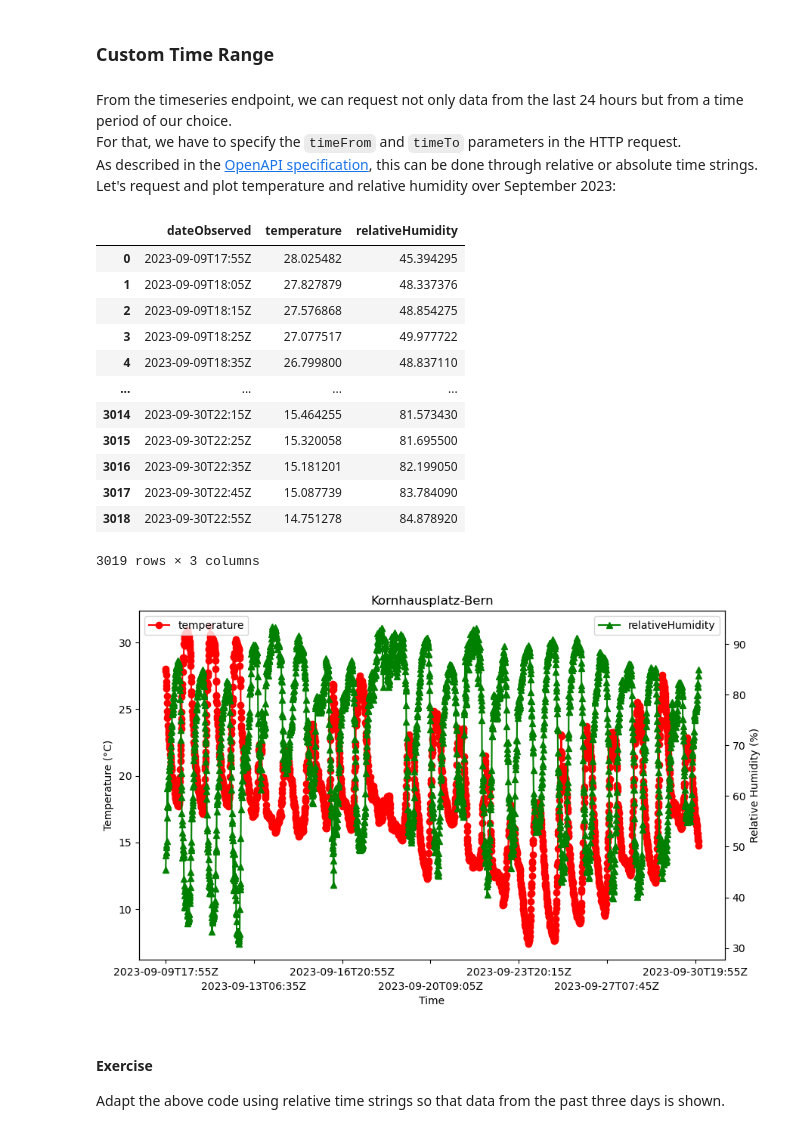
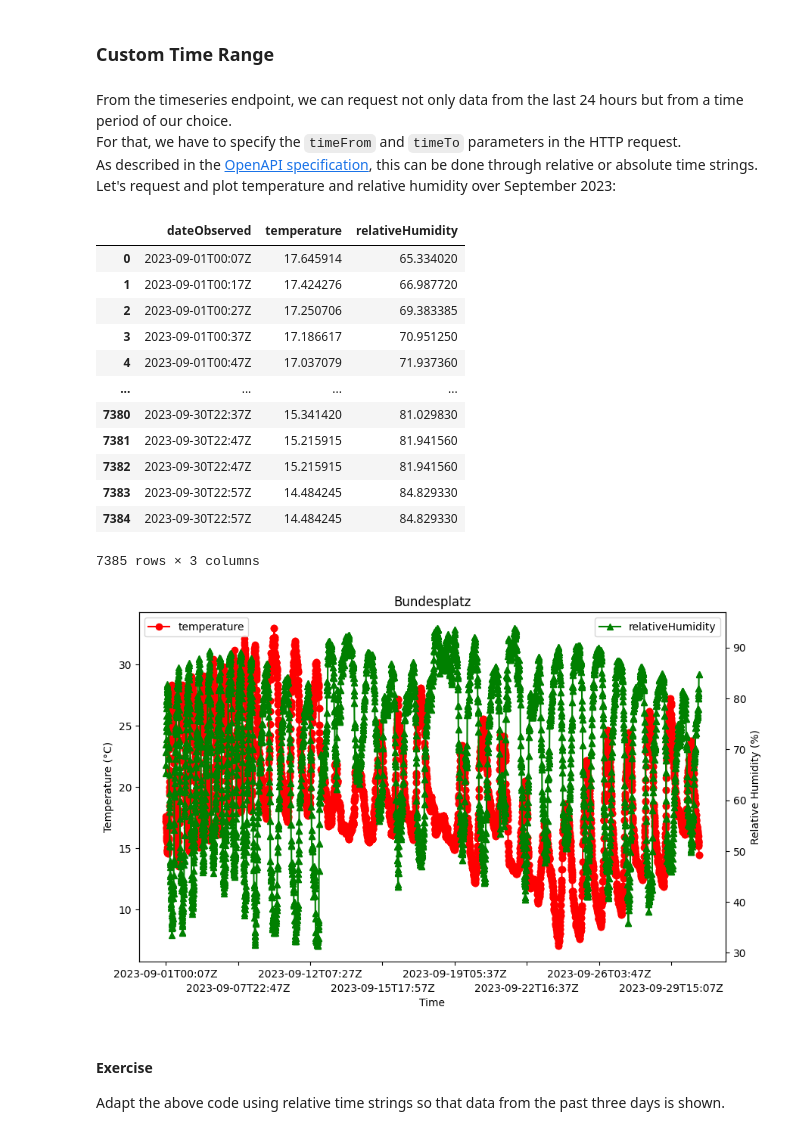
Before and after one commit to meteotest/urban-heat-API-docs, a Jupyter notebook: python_examples.ipynb, the cells around one changed output. Drawn from its saved outputs; the diff is of its cells as text; code cells hidden in the pictures.

```diff
--- a/python_examples.ipynb
+++ b/python_examples.ipynb
@@ -250,9 +250,9 @@ For an easier read in of the data by `pandas` we can request the endpoint to ret
 For that we have to add `"Accept": "text/csv"` to the request header:
 # %%
 # Based on a station name, get the respective stationId from the DataFrame
-stationId = stations[stations["name"] == "Kornhausplatz-Bern"].stationId.values[0]
+stationId = stations[stations["name"] == "Bundesplatz"].stationId.values[0]
 # Define the URL including the stationId argument
-url = f"https://urban-heat.meteotest.ch/api/1.0/timeseries?stationId={stationId}"
+url = f"https://smart-urban-heat-map.ch/api/1.0/timeseries?stationId={stationId}"
 # Define the headers to request CSV data as a python dictionary
 headers = {
     "Accept": "text/csv"
@@ -295,7 +295,7 @@ ax = timeseries.plot(x='dateObserved', y='temperature', figsize=(10,6), marker='
 # The ax object is a matplotlib axis object which we can use to further customize the plot
 
 # Add a title
-ax.set_title('Kornhausplatz-Bern')
+ax.set_title('Bundesplatz')
 
 # Add labels for the x and y axes
 ax.set_xlabel('Time')
@@ -320,7 +320,7 @@ ax2 = ax.twinx()
 timeseries.plot(x='dateObserved', y='relativeHumidity', ax=ax2, color='green', marker='^', linestyle='-')
 
 # Add a title
-ax.set_title('Kornhausplatz-Bern')
+ax.set_title('Bundesplatz')
 
 # Add labels for the x and y axes
 ax.set_xlabel('Time')
@@ -342,16 +342,16 @@ for i, label in enumerate(ax.get_xticklabels()):
 # %% [markdown]
 From the timeseries endpoint, we can request not only data from the last 24 hours but from a time period of our choice.
 For that, we have to specify the ``timeFrom`` and ``timeTo`` parameters in the HTTP request.
-As described in the [OpenAPI specification](https://jurekmueller.github.io/SUH_Bern_API_Doc/Swagger/), this can be done through relative or absolute time strings.
+As described in the [OpenAPI specification](https://meteotest.github.io/urban-heat-API-docs/Swagger/), this can be done through relative or absolute time strings.
 Let's request and plot temperature and relative humidity over September 2023:
 # %%
 # Based on a station name, get the respective stationId from the DataFrame
-stationId = stations[stations["name"] == "Kornhausplatz-Bern"].stationId.values[0]
+stationId = stations[stations["name"] == "Bundesplatz"].stationId.values[0]
 # Specify start and end time as ISO 8601 formatted strings
 startTime = "2023-09-01T00:00:00Z" # 01.09.23 00:00 ; Z means UTC time
 endTime = "2023-09-30T23:00:00Z" # 31.09.23 23:00
 # Define the URL including the stationId argument
-url = f"https://urban-heat.meteotest.ch/api/1.0/timeseries?stationId={stationId}&timeFrom={startTime}&timeTo={endTime}"
+url = f"https://smart-urban-heat-map.ch/api/1.0/timeseries?stationId={stationId}&timeFrom={startTime}&timeTo={endTime}"
 # Define the headers to request CSV data as a python dictionary
 headers = {
     "Accept": "text/csv"
@@ -372,46 +372,46 @@ else:
 timeseries
 # %% [output]
 |  | dateObserved | temperature | relativeHumidity |
-| 0 | 2023-09-09T17:55Z | 28.025482 | 45.394295 |
-| 1 | 2023-09-09T18:05Z | 27.827879 | 48.337376 |
-| 2 | 2023-09-09T18:15Z | 27.576868 | 48.854275 |
-| 3 | 2023-09-09T18:25Z | 27.077517 | 49.977722 |
-| 4 | 2023-09-09T18:35Z | 26.799800 | 48.837110 |
+| 0 | 2023-09-01T00:07Z | 17.645914 | 65.334020 |
+| 1 | 2023-09-01T00:17Z | 17.424276 | 66.987720 |
+| 2 | 2023-09-01T00:27Z | 17.250706 | 69.383385 |
+| 3 | 2023-09-01T00:37Z | 17.186617 | 70.951250 |
+| 4 | 2023-09-01T00:47Z | 17.037079 | 71.937360 |
 | ... | ... | ... | ... |
-| 3014 | 2023-09-30T22:15Z | 15.464255 | 81.573430 |
-| 3015 | 2023-09-30T22:25Z | 15.320058 | 81.695500 |
-| 3016 | 2023-09-30T22:35Z | 15.181201 | 82.199050 |
-| 3017 | 2023-09-30T22:45Z | 15.087739 | 83.784090 |
-| 3018 | 2023-09-30T22:55Z | 14.751278 | 84.878920 |
+| 7380 | 2023-09-30T22:37Z | 15.341420 | 81.029830 |
+| 7381 | 2023-09-30T22:47Z | 15.215915 | 81.941560 |
+| 7382 | 2023-09-30T22:47Z | 15.215915 | 81.941560 |
+| 7383 | 2023-09-30T22:57Z | 14.484245 | 84.829330 |
+| 7384 | 2023-09-30T22:57Z | 14.484245 | 84.829330 |
-3019 rows × 3 columns
+7385 rows × 3 columns
 # %%
 # Use the dataframe plot function to plot the temperature timeseries as a line plot with markers
 ax = timeseries.plot(x='dateObserved', y='temperature', figsize=(10,6), marker='o', color='red', linestyle='-')
 # The ax object is a matplotlib axis object which we can use to further customize the plot
 
 # Create a second y-axis for relative humidity
 ax2 = ax.twinx()
 # Plot relative humidity on the second y-axis by specifying the ax object
 timeseries.plot(x='dateObserved', y='relativeHumidity', ax=ax2, color='green', marker='^', linestyle='-')
 
 # Add a title
-ax.set_title('Kornhausplatz-Bern')
+ax.set_title('Bundesplatz')
 
 # Add labels for the x and y axis
 ax.set_xlabel('Time')
 ax.set_ylabel('Temperature (°C)')
 ax2.set_ylabel('Relative Humidity (%)')
 
 # Adjust positions of legends to match positions of y-axes
 ax.legend(loc='upper left')
 ax2.legend(loc='upper right')
 
 # Shift every second x-label for better readability
 for i, label in enumerate(ax.get_xticklabels()):
     if i % 2 == 0:  # Check if it's an odd tick
         label.set_y(-0.04)
 # %% [output]
-[figure, old version]
+[figure, new version]
 # %% [markdown]
 #### Exercise
 Adapt the above code using relative time strings so that data from the past three days is shown.
```
Also changed, not shown: parts of 12 cells of this notebook, 4 other files.
